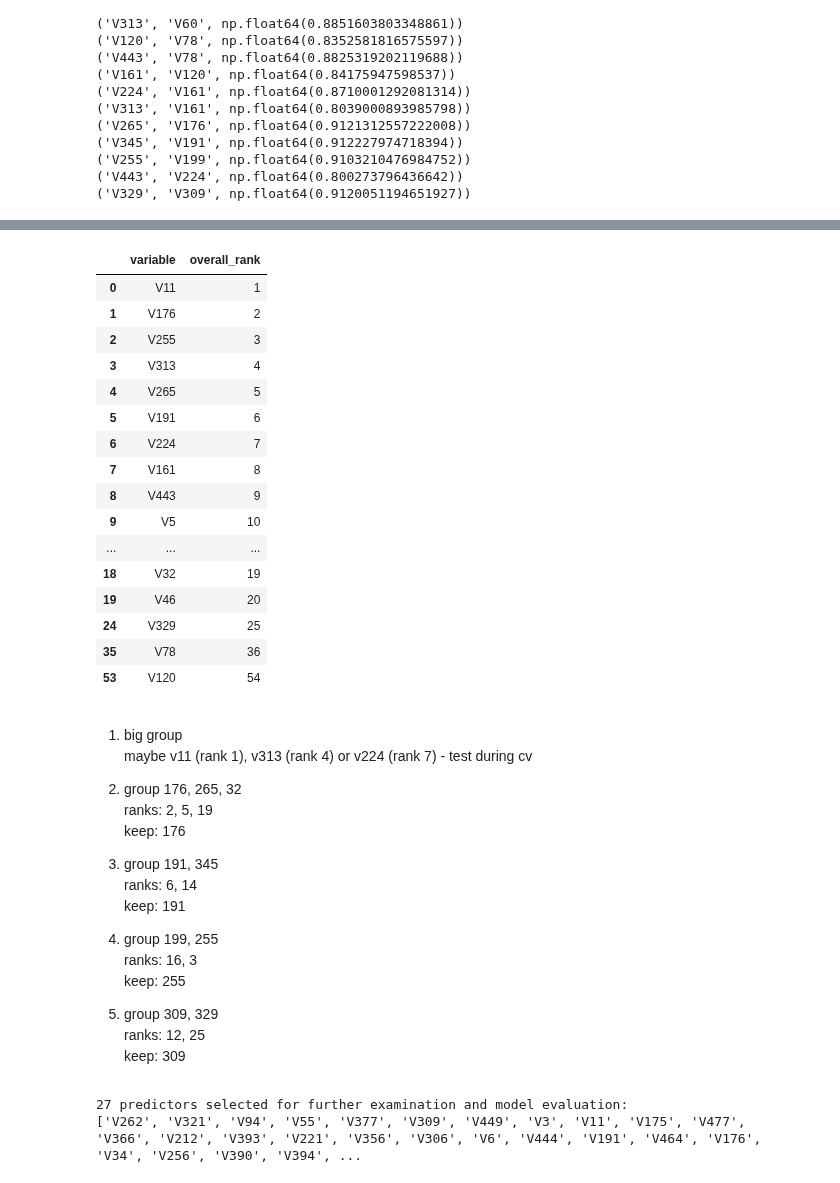
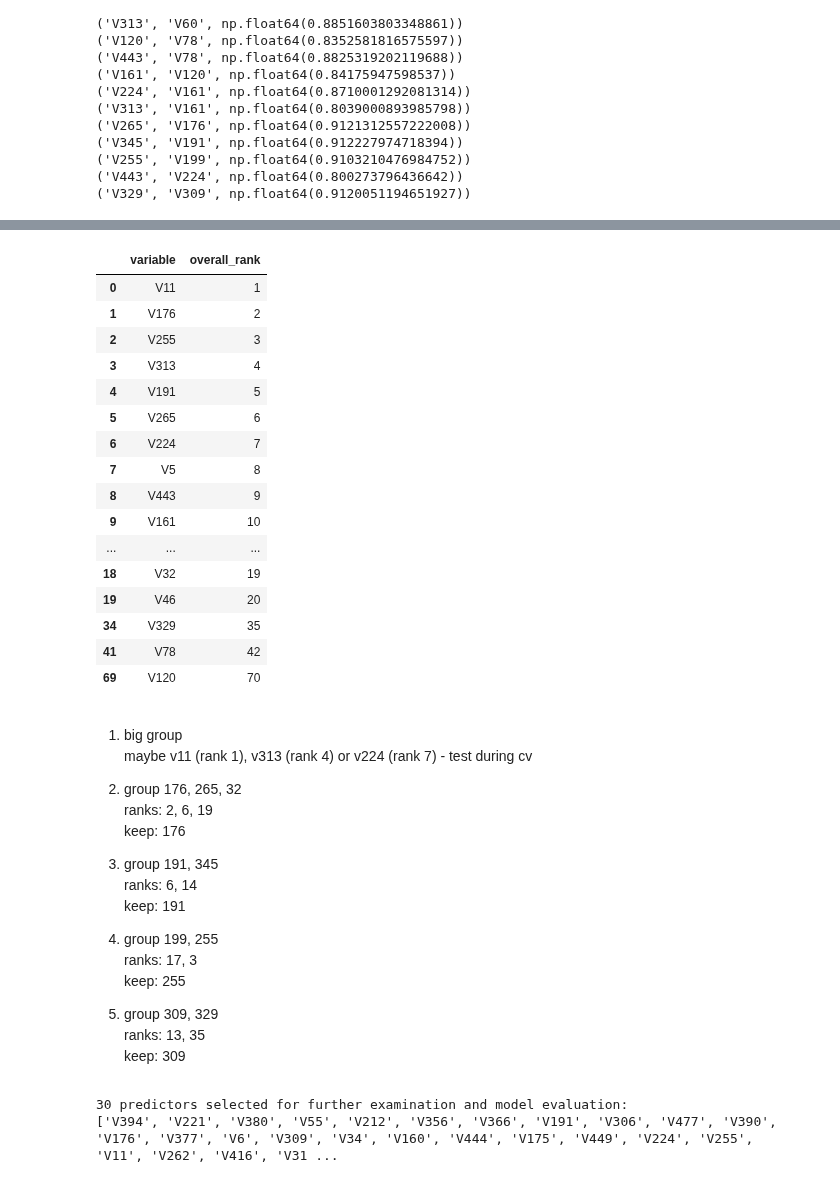
Before and after one commit to olaidczak/cost-sensitive-marketing, a Jupyter notebook: src/feature_selection/eda.ipynb, the cells around one changed output, grey strips where cells are left out. Cells and saved outputs as stored; diff of their text form; code cells hidden in the pictures.

```diff
--- a/src/feature_selection/eda.ipynb
+++ b/src/feature_selection/eda.ipynb
@@ -49,3 +49,20 @@ plt.show()
 # no constant features
 # %% [output]
 [figure]
+# %%
+data = pd.concat([X_train, pd.DataFrame(y_train, columns=['y'])], axis=1)
+features = data.columns.drop('y')
+batch_size = 5*15
+
+for start_idx in range(0, len(features), batch_size):
+    batch = features[start_idx : start_idx + batch_size]
+    fig, axes = plt.subplots(nrows=5, ncols=15, figsize=(24, 8))
+    axes = axes.flatten()
+
+    for i, col in enumerate(batch):
+        data[data['y'] == 1][col].hist(alpha=0.5, bins=30, ax=axes[i], label='Class 1')
+        data[data['y'] == 0][col].hist(alpha=0.5, bins=30, ax=axes[i], label='Class 0')
+        axes[i].set_title(col)
+
+    plt.tight_layout()
+    plt.show()
@@ -52,12 +77,12 @@ plt.show()
 # %%
-corr_matrix = np.abs(X_train.corr())
+corr_matrix = X_train.corr()
 fig, ax = plt.subplots(figsize=(13, 13))
 sns.heatmap(
     corr_matrix,
     square=True,
     cmap="Blues",
     cbar_kws={"shrink": 0.6, "aspect": 30})
-plt.title("abs(Correlation matrix)\nafter deduplication")
+plt.title("Correlation matrix after deduplication")
 plt.show()
 
 # intersting grid-like pattern
@@ -66,9 +91,8 @@ plt.show()
 # %% [markdown]
 ## First step of feature selection
 # %%
-# columns with correlation > 0.8
-corr_matrix = np.abs(X_train.corr())
-upper = corr_matrix.where(np.triu(np.ones(corr_matrix.shape), k=1).astype(bool))
+# columns with abs(correlation) > 0.8
+upper = abs(corr_matrix).where(np.triu(np.ones(corr_matrix.shape), k=1).astype(bool))
 
 cols = []
 high_corr_pairs = []
@@ -148,52 +222,52 @@ plt.show()
 # %%
-# aggregated results of 4 differnt approaches to evaluating feature importnance (anova f statistic, auc per variable, mutual inforamtion, boruta)
-feature_importance_dir = Path("feature_importance_rank.csv")
-df = pd.read_csv(feature_importance_dir)
+# aggregated results of 4 differnt approaches to evaluate feature importnance
+df = pd.read_csv("feature_importance_rank_new.csv")
 
 # rank of the highly correlated varaivbles
 df[df["variable"].isin(cols)][["variable", "overall_rank"]]
 # %% [output]
 |  | variable | overall_rank |
 | 0 | V11 | 1 |
 | 1 | V176 | 2 |
 | 2 | V255 | 3 |
 | 3 | V313 | 4 |
-| 4 | V265 | 5 |
-| 5 | V191 | 6 |
+| 4 | V191 | 5 |
+| 5 | V265 | 6 |
 | 6 | V224 | 7 |
-| 7 | V161 | 8 |
+| 7 | V5 | 8 |
 | 8 | V443 | 9 |
-| 9 | V5 | 10 |
+| 9 | V161 | 10 |
 | ... | ... | ... |
 | 18 | V32 | 19 |
 | 19 | V46 | 20 |
-| 24 | V329 | 25 |
-| 35 | V78 | 36 |
-| 53 | V120 | 54 |
+| 34 | V329 | 35 |
+| 41 | V78 | 42 |
+| 69 | V120 | 70 |
 # %% [markdown]
 1. big group <br>
     maybe v11 (rank 1), v313 (rank 4) or v224 (rank 7) - test during cv <br>
+
 1. group 176, 265, 32 <br>
-    ranks: 2, 5, 19<br>
+    ranks: 2, 6, 19<br>
     keep: 176<br>
 2. group 191, 345<br>
     ranks: 6, 14<br>
     keep: 191
 
 3. group 199, 255<br>
-    ranks: 16, 3<br>
+    ranks: 17, 3<br>
     keep: 255
 
 4. group 309, 329<br>
-    ranks: 12, 25<br>
+    ranks: 13, 35<br>
     keep: 309
 # %%
-keep = ['V11', 'V176', 'V191', 'V255', 'V309']
+keep = ['V11', 'V313', 'V224', 'V176', 'V191', 'V255', 'V309']
 drop = list(set(cols) - set(keep))
 top40 = list(df["variable"].head(40))
 selected = list(set(top40) - set(drop))
 print(f"{len(selected)} predictors selected for further examination and model evaluation:")
 print(selected)
 # %% [output]
-27 predictors selected for further examination and model evaluation:
-['V262', 'V321', 'V94', 'V55', 'V377', 'V309', 'V449', 'V3', 'V11', 'V175', 'V477', 'V366', 'V212', 'V393', 'V221', 'V356', 'V306', 'V6', 'V444', 'V191', 'V464', 'V176', 'V34', 'V256', 'V390', 'V394', ...
+30 predictors selected for further examination and model evaluation:
+['V394', 'V221', 'V380', 'V55', 'V212', 'V356', 'V366', 'V191', 'V306', 'V477', 'V390', 'V176', 'V377', 'V6', 'V309', 'V34', 'V160', 'V444', 'V175', 'V449', 'V224', 'V255', 'V11', 'V262', 'V416', 'V31 ...
```
Also changed, not shown: parts of 6 cells of this notebook, 3 other files.
